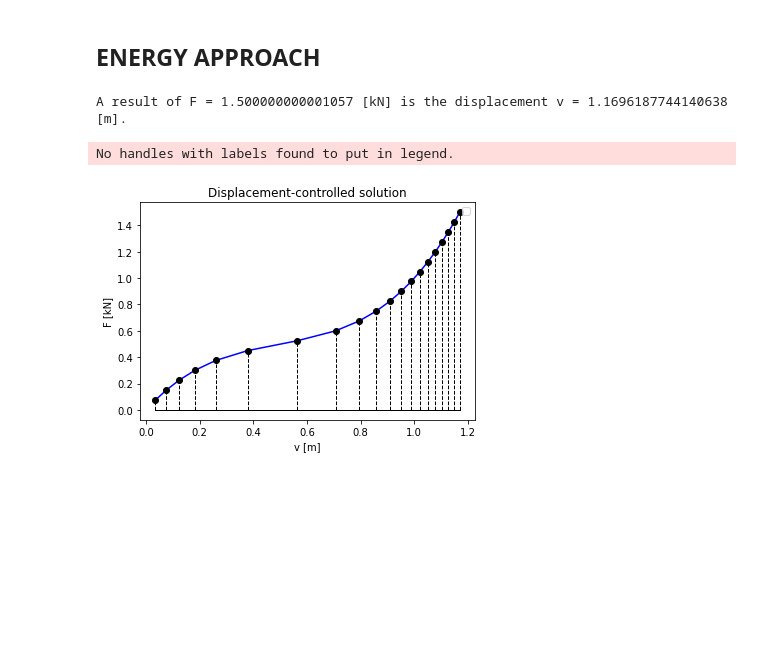
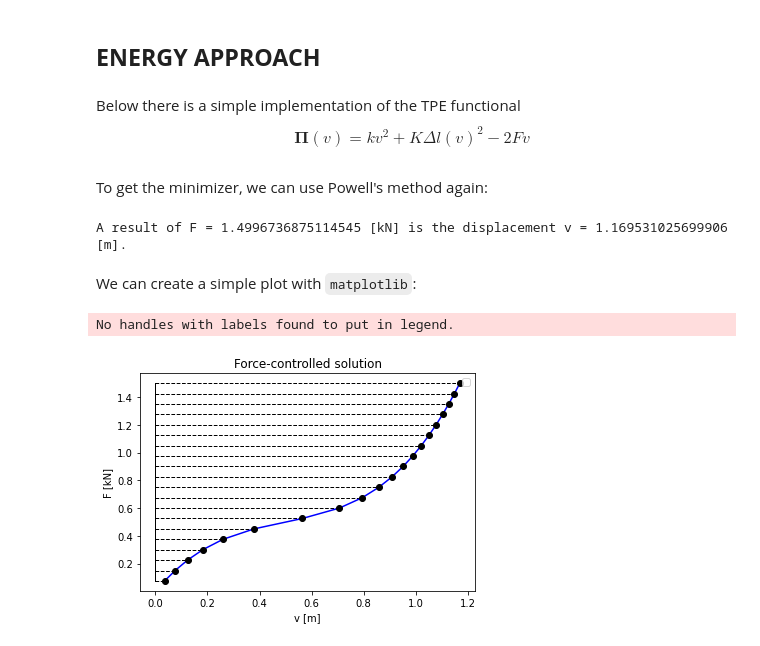
Before and after one commit to BALOGHBence/NLSM, a Jupyter notebook: shallow_truss.ipynb, the cells around one changed output. Cells and saved outputs as stored; diff of their text form; code cells hidden in the pictures; blank space fills up the shorter version.

```diff
--- a/shallow_truss.ipynb
+++ b/shallow_truss.ipynb
@@ -167,0 +230,33 @@ A result of F = 1.500000000001057 [kN] is the displacement v = 1.169618782043458
+# %%
+#k = 0.0
+fig, ax = plt.subplots()
+nstep = 20
+xdataG, xdataH = [], [(i+1)*v/nstep for i in range(nstep)]
+ydataG, ydataH = [(i+1)*F/nstep for i in range(nstep)], []
+
+v_, F_ = 0, 0
+for Fi, vi in zip(ydataG, xdataH):
+    ri = R(Fi)
+    Gi = lambda x : ri(x[0])**2
+    v_ = minimize(Gi, [v_], method='Powell', tol=1e-8).x[0]
+    xdataG.append(v_)
+    ri = Q(vi)
+    Hi = lambda x : ri(x[0])**2
+    F_ = minimize(Hi, [F_], method='Powell', tol=1e-8).x[0]
+    ydataH.append(F_)
+
+ax.plot(xdata2, ydata2, lw=1.0, color='k')
+markerlineG, stemlinesG, baselineG = \
+    ax.stem(ydataG, xdataG, basefmt='r-', orientation='horizontal', \
+        linefmt='r--', markerfmt='bo')
+plt.setp(stemlinesG, 'linewidth', 1)
+plt.setp(baselineG, 'linewidth', 1)
+markerlineH, stemlinesH, baselineH = \
+    ax.stem(xdataH, ydataH, basefmt='b-', orientation='vertical', \
+        linefmt='b--', markerfmt='ro')
+plt.setp(stemlinesH, 'linewidth', 1)
+plt.setp(baselineH, 'linewidth', 1)
+ax.set_xlabel('v [m]')
+ax.set_ylabel('F [kN]')
+ax.set_title('Force- vs. displacement-controlled solution')
+plt.show()
@@ -168,10 +265,16 @@ A result of F = 1.500000000001057 [kN] is the displacement v = 1.169618782043458
 # %% [markdown]
 ## **ENERGY APPROACH**
+# %% [markdown]
+Below there is a simple implementation of the TPE functional
+$$
+\mathbf{\Pi}(v) = k v^2 + K \Delta l(v)^2 - 2 F v
+$$
 # %%
 def TPE(F):
     """
-    Returns the residual for a candidate solution.
-    Optimal for a force-controlled scenario.
+    Returns the function of the total potential energy.
+    The returned function takes displacements as inputs
+    and returns forces.
     """
     l0 = sqrt(h**2 + b**2)
     K = EA / l0
@@ -180,32 +283,37 @@ def TPE(F):
         l = sqrt((h-v[0])**2 + b**2)
         return K*(l-l0)**2 + k*v[0]**2 - 2*F*v[0]
     return inner
+# %% [markdown]
+To get the minimizer, we can use Powell's method again:
 # %%
 # solution by minimizing an error measure
-v = minimize(TPE(F), [0], method='Nelder-Mead', tol=1e-8).x[0]
+v = minimize(TPE(F), [0], method='Powell', tol=1e-8).x[0]
 print("A result of F = {} [kN] is the displacement v = {} [m].".format(F, v))
 # %% [output]
-A result of F = 1.500000000001057 [kN] is the displacement v = 1.1696187744140638 [m].
+A result of F = 1.4996736875114545 [kN] is the displacement v = 1.169531025699906 [m].
+# %% [markdown]
+We can create a simple plot with `matplotlib`:
 # %%
 #k = 0.
 fig, ax = plt.subplots()
 nstep = 20
 ydata = [(i+1)*F/nstep for i in range(nstep)]
 xdata = []
 v = 0
 for Fi in ydata:
-    v = minimize(TPE(Fi), [v], method='Nelder-Mead', tol=1e-8).x[0]
+    v = minimize(TPE(Fi), [v], method='Powell', tol=1e-8).x[0]
     xdata.append(v)
 ax.plot(xdata, ydata, color='b')
 markerline, stemlines, baseline = \
-    ax.stem(xdata, ydata, basefmt='k-', markerfmt='ko', linefmt='k--')
+    ax.stem(ydata, xdata, basefmt='k-', markerfmt='ko', linefmt='k--', \
+        orientation='horizontal')
 plt.setp(stemlines, 'linewidth', 1)
 plt.setp(baseline, 'linewidth', 1)
 ax.set_xlabel('v [m]')
 ax.set_ylabel('F [kN]')
 ax.legend()
-ax.set_title('Displacement-controlled solution')
+ax.set_title('Force-controlled solution')
 plt.show()
 # %% [output]
 No handles with labels found to put in legend.
-[figure, old version]
+[figure, new version]
```
Also changed, not shown: parts of 22 cells of this notebook, 5 other files.
